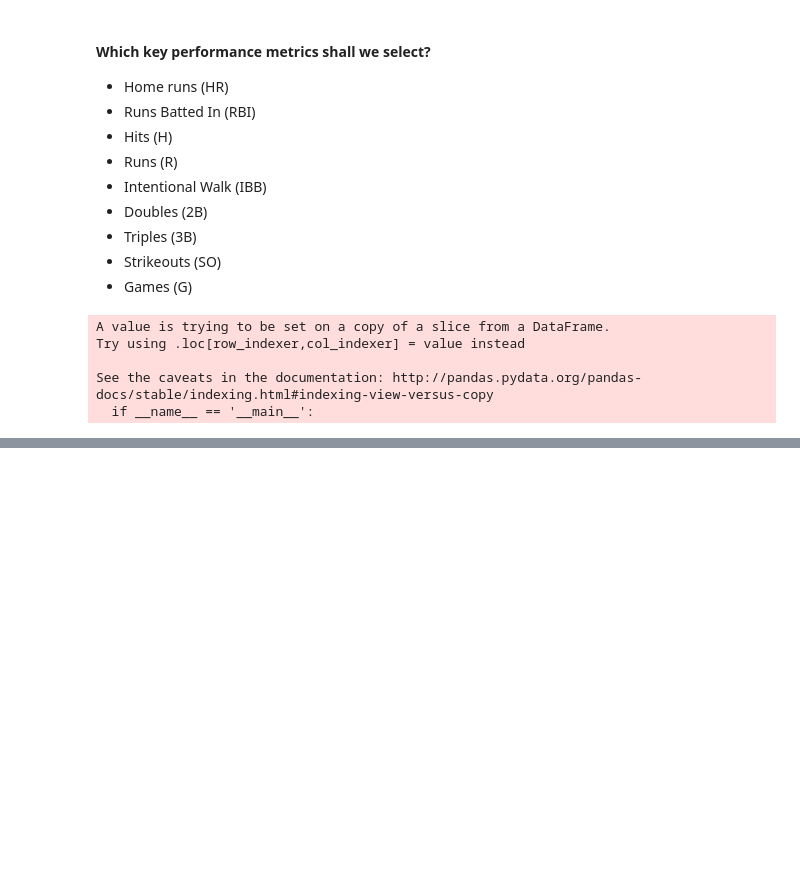
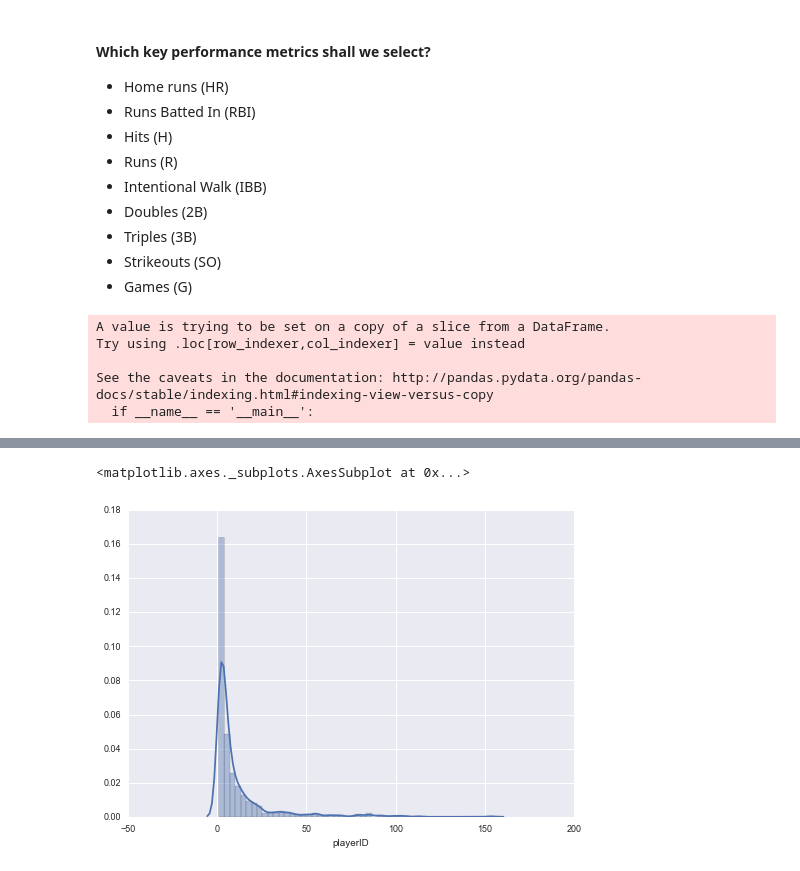
Before and after one commit to bcg0006/udc, a Jupyter notebook: baseball_data_analysis.ipynb, the cells around one changed output, grey strips where cells are left out. Cells and saved outputs as stored; diff of their text form; code cells hidden in the pictures; blank space fills up the shorter version.

Commit message:
Explored the relationhsip between salaries and college

```diff
--- a/baseball_data_analysis.ipynb
+++ b/baseball_data_analysis.ipynb
@@ -514,0 +529,4 @@ I need to compare performances between regular paid players and higly paid playe
+# %%
+collegePlaying_1985 = collegePlaying[collegePlaying['yearID']>=1985]
+# %%
+collegePlaying_1985['salary_status'] = collegePlaying_1985['playerID'].apply(salary_status)
@@ -514,0 +568,5 @@ I need to compare performances between regular paid players and higly paid playe
+# %%
+sns.distplot(collegePlaying_1985.groupby(['schoolID'])['playerID'].count())
+# %% [output]
+<matplotlib.axes._subplots.AxesSubplot at 0x...>
+[figure, added]
```
Also changed, not shown: parts of 20 cells of this notebook.
